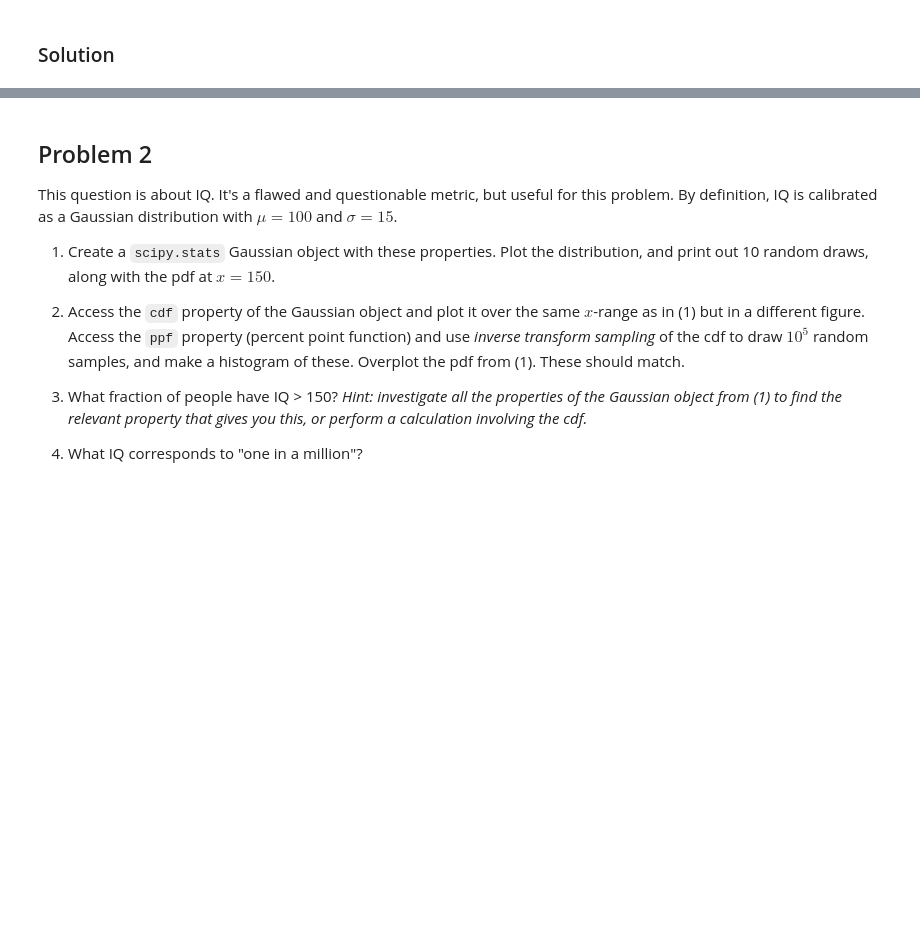
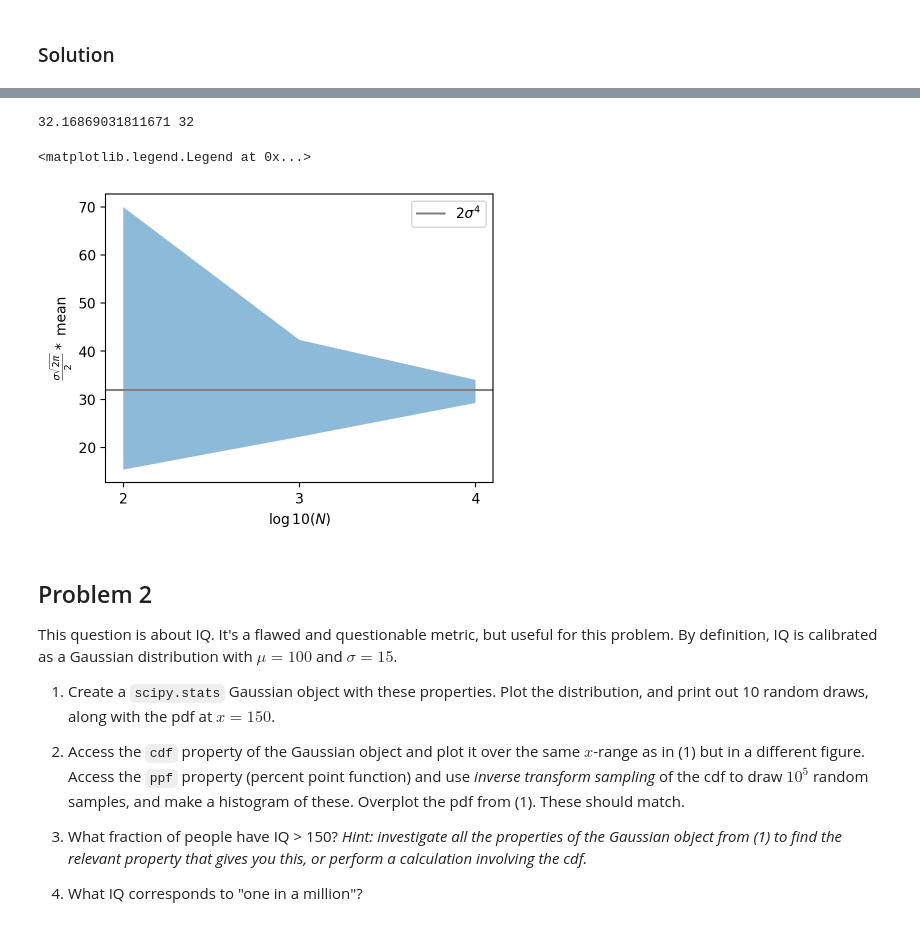
Before and after one commit to VanderbiltAstronomy/astr_8070_s25, a Jupyter notebook: coursework/student_folders/m_rizzosmith/homework/vu_astr8070_s25_hw2_mikerizzosmith.ipynb, the cells around one changed output, grey strips where cells are left out. Cells and saved outputs as stored; diff of their text form; code cells hidden in the pictures; blank space fills up the shorter version.

```diff
--- a/coursework/student_folders/m_rizzosmith/homework/vu_astr8070_s25_hw2_mikerizzosmith.ipynb
+++ b/coursework/student_folders/m_rizzosmith/homework/vu_astr8070_s25_hw2_mikerizzosmith.ipynb
@@ -29 +77,74 @@ $$ \int_0^\infty x^3 \exp\left(-\frac{x^2}{2\sigma^2}\right) \,dx$$
+# %%
+import numpy as np
+from matplotlib import pyplot as plt
+%matplotlib inline
+%config InlineBackend.figure_format='retina'
+
+import scipy.stats
+from scipy.stats import norm
+from scipy.stats import uniform
+from astroML import stats as astroMLstats
+
+# MRS set number of draws and sigma
+N = 10**5
+sigma = 2
+
+# MRS Initialize gaussian distribution given mu = 0, sigma
+dist = norm(0, sigma)
+
+# MRS Make N draws from Gaussian
+draws = dist.rvs(N)
+
+# MRS Mask out negative values
+mask = draws > 0
+data = draws[mask]
+
+
+# MRS Calculate the mean of x^3
+mean = np.average(data**3)
+
+# MRS Print out the Monte-Carlo Integration Value and compare to the theoretical RHS of Eqn 1 from above
+print(((sigma * np.sqrt(2*np.pi))/ 2)*mean,  2*sigma**4)
+
+
+
+# MRS Defining a function to calculate the Monte-Carlo integration value for 100 batches of a given number of draws N
+def calc_mont(N_draws, iter, sigma):
+
+    # MRS Initialize Gaussian distribution
+    dist = norm(0, sigma)
+
+    # MRS Create list to store all 100 samples later
+    vals = []
+
+    # MRS Run this Monte Carlo Integration 'iter' number of times, this case 100 times
+    for i in range(0, iter):
+        draws = dist.rvs(N_draws)
+        mask = draws > 0
+        data = draws[mask]
+
+        mean = np.average(data**3)
+        vals.append(((sigma * np.sqrt(2*np.pi))/ 2)*mean)
+
+    tot_val = np.average(vals)
+    return vals, tot_val
+
+
+# MRS Do this for three different draw sizes N = 10^2, 10^3, 10^4
+vals1, tot_val1 = calc_mont(10**2, 100, 2)
+vals2, tot_val2 = calc_mont(10**3, 100, 2)
+vals3, tot_val3 = calc_mont(10**4, 100, 2)
+
+fig, ax = plt.subplots(figsize=(5, 3.75))
+# MRS Plot the min and max values of each sampling and the RHS theoretical values
+plt.fill_between(np.log10([10**2, 10**3, 10**4]), [np.min(vals1), np.min(vals2), np.min(vals3)], [np.max(vals1), np.max(vals2), np.max(vals3)], alpha=0.5)
+plt.axhline(y=2*sigma**4, linestyle='-', color='gray', label=r'$2\sigma^4$')
+plt.xticks([2, 3, 4])
+plt.xlabel(f'$\log10(N)$')
+plt.ylabel(r'$\frac{\sigma \sqrt{2\pi}}{2}*$ mean')
+plt.legend()
+# %% [output]
+32.16869031811671 32
+<matplotlib.legend.Legend at 0x...>
+[figure, added]
 # %% [markdown]
```
Also changed, not shown: parts of 3 cells of this notebook.
